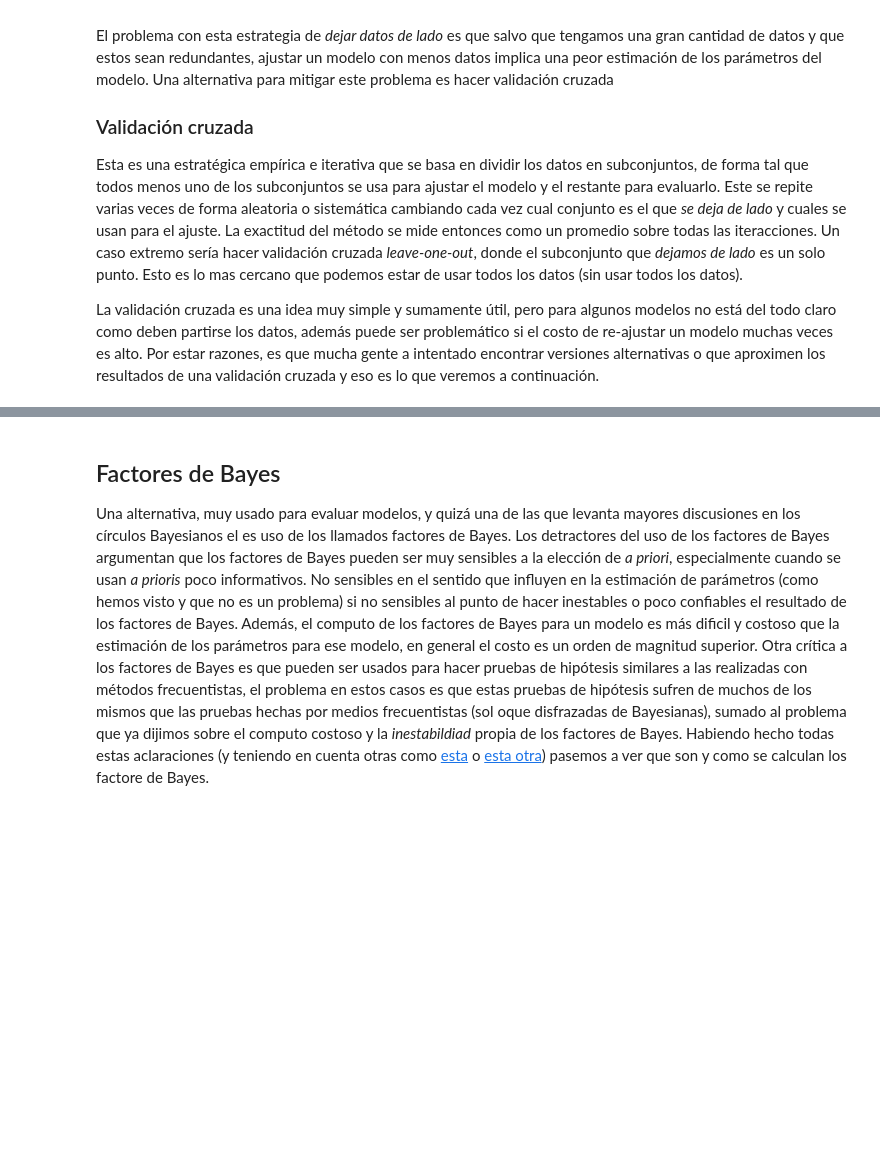
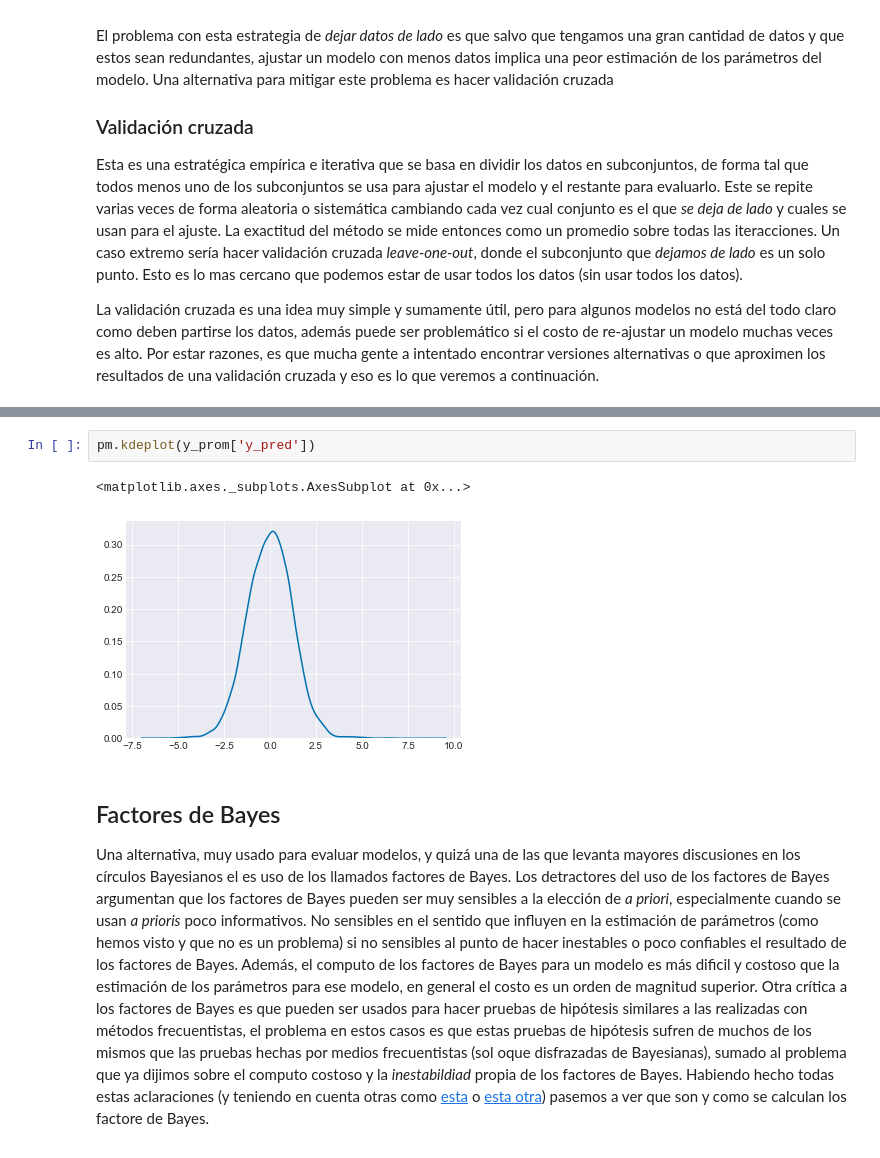
Before and after one commit to jmloyola/EBAD, a Jupyter notebook: 07_Comparación_de_modelos.ipynb, the cells around one changed output, grey strips where cells are left out. Cells and saved outputs as stored; diff of their text form; blank space fills up the shorter version.

```diff
--- a/07_Comparación_de_modelos.ipynb
+++ b/07_Comparación_de_modelos.ipynb
@@ -262,3 +315,8 @@ pm.waic(trace_l, modelo_l), pm.waic(trace_p, modelo_p)
+# %%
+pm.kdeplot(y_prom['y_pred'])
+# %% [output]
+<matplotlib.axes._subplots.AxesSubplot at 0x...>
+[figure, added]
 # %% [markdown]
 ## Factores de Bayes
 
```
Also changed, not shown: parts of 19 cells of this notebook.
